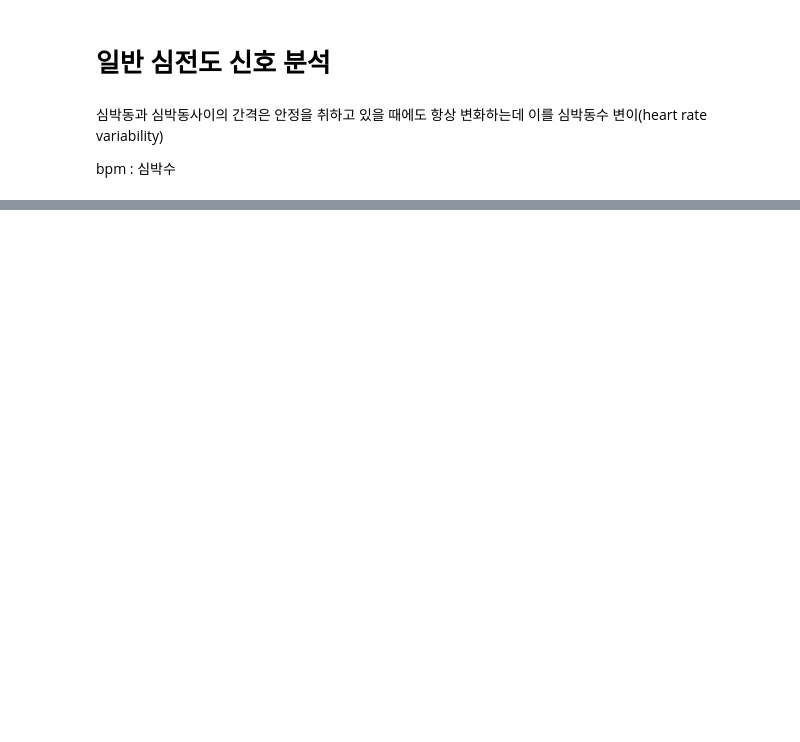
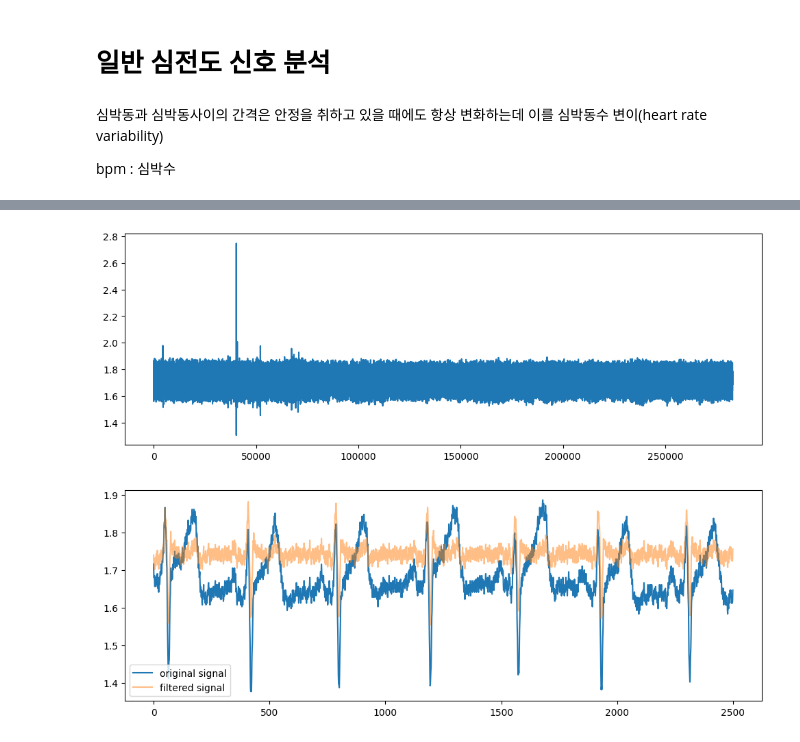
Before and after one commit to GaYoung0420/uxanalytics, a Jupyter notebook: ECG_Analysis.ipynb, the cells around one changed output, grey strips where cells are left out. Cells and saved outputs as stored; diff of their text form; code cells hidden in the pictures; blank space fills up the shorter version.

```diff
--- a/ECG_Analysis.ipynb
+++ b/ECG_Analysis.ipynb
@@ -30,0 +43,19 @@ print(measures['sdnn'])
+# %%
+global filtered
+
+filtered = hp.filter_signal(data, cutoff = 0.05, sample_rate = fs, filtertype='notch')
+
+#visualize again
+plt.figure(figsize=(12,4))
+plt.plot(filtered)
+plt.show()
+
+#and zoom in a bit
+plt.figure(figsize=(12,4))
+plt.plot(data[0:2500], label = 'original signal')
+plt.plot(filtered[0:2500], alpha=0.5, label = 'filtered signal')
+plt.legend()
+plt.show()
+# %% [output]
+[figure, added]
+[figure, added]
```
Also changed, not shown: parts of 12 cells of this notebook, 8 other files.
